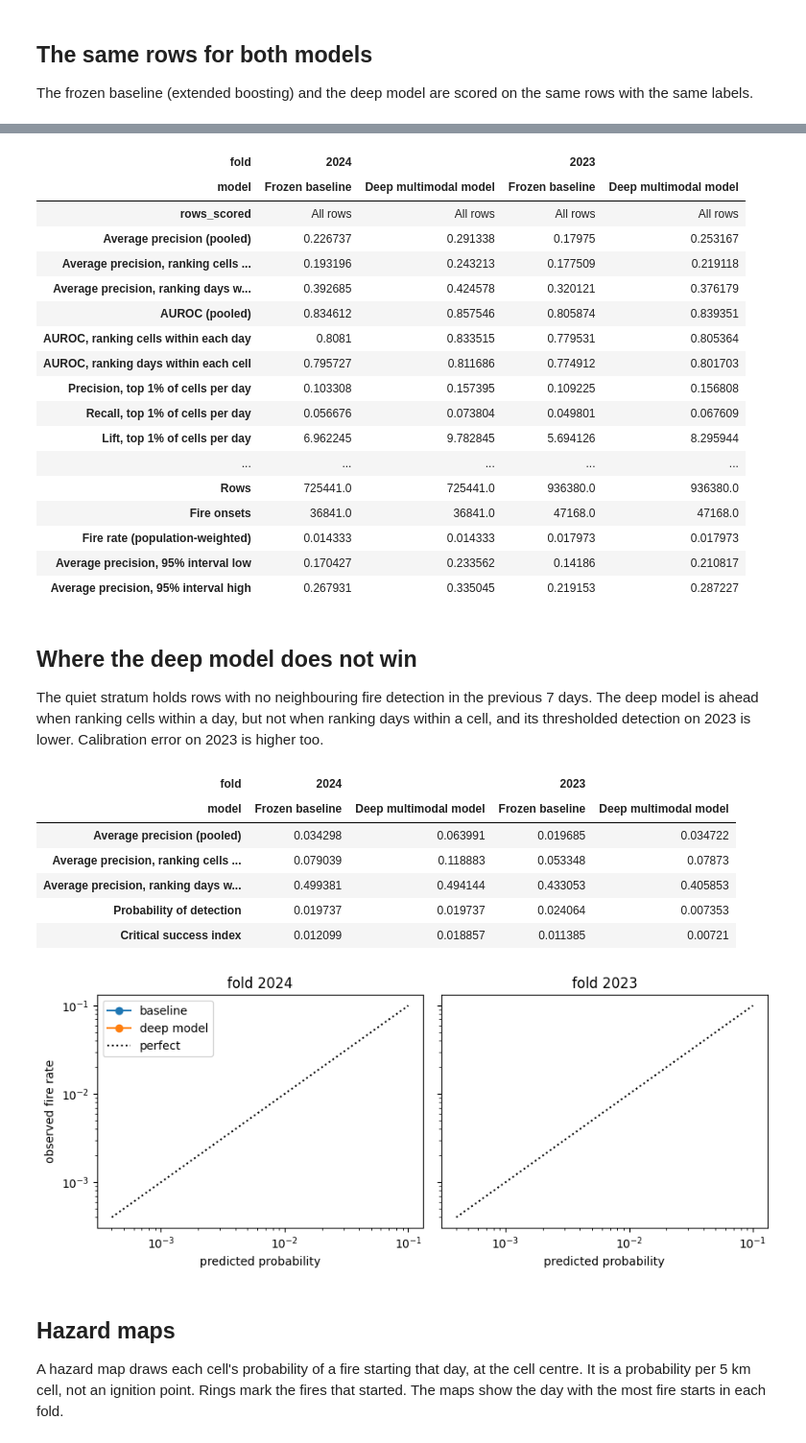
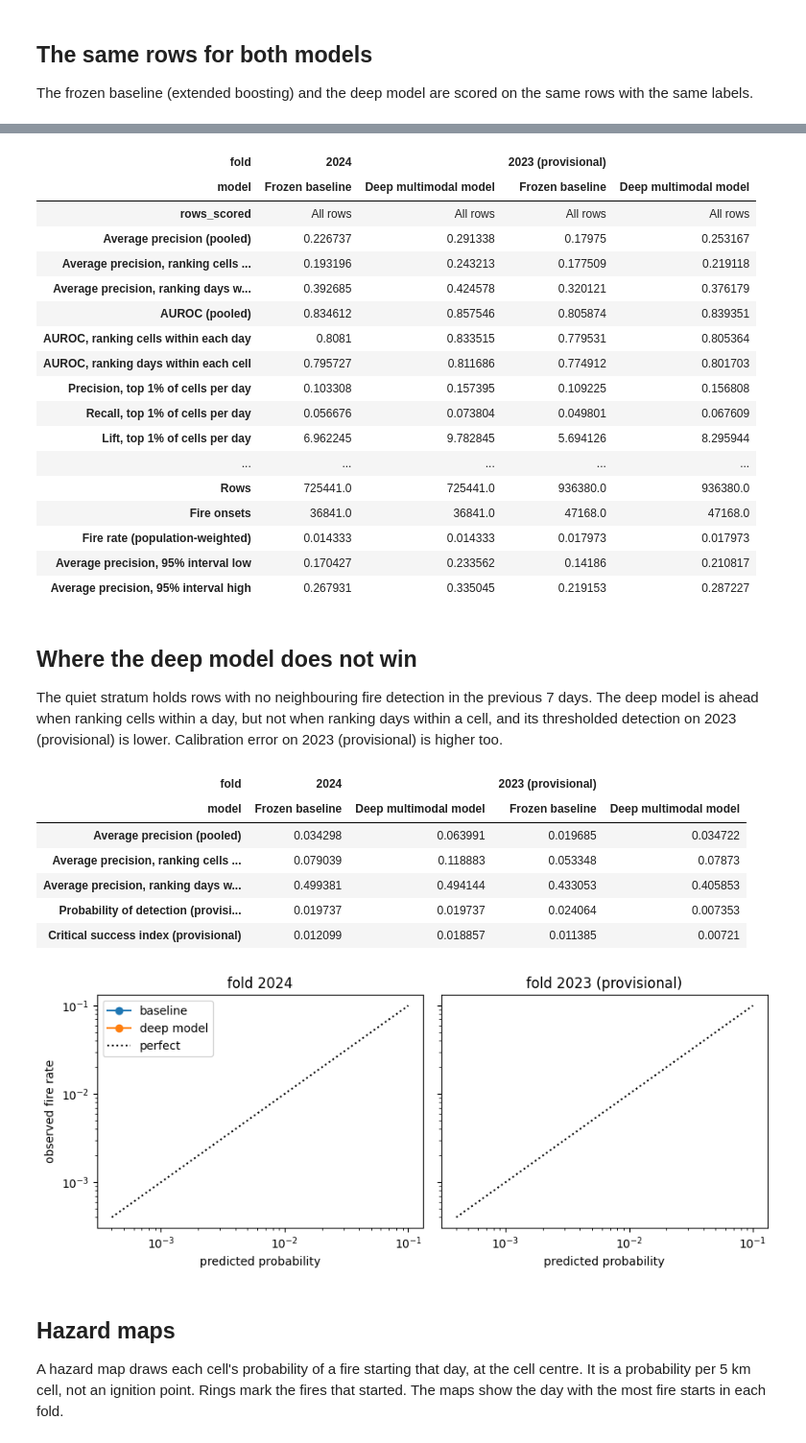
Before and after one commit to Terra-Watch/wildfire-ignition-forecasting, a Jupyter notebook: deep_multimodal/notebooks/03_results_and_hazard_maps.ipynb, the cells around one changed output, grey strips where cells are left out. Shown at 96% size. Cells and saved outputs as stored; diff of their text form; code cells hidden in the pictures.

```diff
--- a/deep_multimodal/notebooks/03_results_and_hazard_maps.ipynb
+++ b/deep_multimodal/notebooks/03_results_and_hazard_maps.ipynb
@@ -36,9 +38,15 @@ The committed table (made by `scripts/regenerate_results.py`). Only average prec
 # %%
 table = pd.read_csv(Path('..') / 'results' / 'results_table.csv')
+THRESHOLDED = ['Probability of detection', 'False alarm ratio (lower is better)', 'Critical success index']
+
+def provisional(t):
+    """Label fold-2023 columns and the thresholded rows provisional (docs/MODEL.md, Limitations); values are unchanged."""
+    return t.rename(columns={2023: '2023 (provisional)'}, level=0).rename(index={k: k + ' (provisional)' for k in THRESHOLDED})
+
 whole = table[table.rows_scored == 'All rows'].set_index(['fold', 'model']).T
-whole.round(4)
+provisional(whole).round(4)
 # %% [output]
-| fold | 2024 |  | 2023 |  |
+| fold | 2024 |  | 2023 (provisional) |  |
 | model | Frozen baseline | Deep multimodal model | Frozen baseline | Deep multimodal model |
 | rows_scored | All rows | All rows | All rows | All rows |
 | Average precision (pooled) | 0.226737 | 0.291338 | 0.17975 | 0.253167 |
@@ -59,31 +67,31 @@ whole.round(4)
 # %% [markdown]
 ## Where the deep model does not win
 
-The quiet stratum holds rows with no neighbouring fire detection in the previous 7 days. The deep model is ahead when ranking cells within a day, but not when ranking days within a cell, and its thresholded detection on 2023 is lower. Calibration error on 2023 is higher too.
+The quiet stratum holds rows with no neighbouring fire detection in the previous 7 days. The deep model is ahead when ranking cells within a day, but not when ranking days within a cell, and its thresholded detection on 2023 (provisional) is lower. Calibration error on 2023 (provisional) is higher too.
 # %%
 quiet = table[table.rows_scored == 'Quiet stratum'].set_index(['fold', 'model']).T
-quiet.loc[['Average precision (pooled)', 'Average precision, ranking cells within each day', 'Average precision, ranking days within each cell', 'Probability of detection', 'Critical success index']].round(4)
+quiet.loc[['Average precision (pooled)', 'Average precision, ranking cells within each day', 'Average precision, ranking days within each cell', 'Probability of detection', 'Critical success index']].pipe(provisional).round(4)
 # %% [output]
-| fold | 2024 |  | 2023 |  |
+| fold | 2024 |  | 2023 (provisional) |  |
 | model | Frozen baseline | Deep multimodal model | Frozen baseline | Deep multimodal model |
 | Average precision (pooled) | 0.034298 | 0.063991 | 0.019685 | 0.034722 |
 | Average precision, ranking cells ... | 0.079039 | 0.118883 | 0.053348 | 0.07873 |
 | Average precision, ranking days w... | 0.499381 | 0.494144 | 0.433053 | 0.405853 |
-| Probability of detection | 0.019737 | 0.019737 | 0.024064 | 0.007353 |
-| Critical success index | 0.012099 | 0.018857 | 0.011385 | 0.00721 |
+| Probability of detection (provisi... | 0.019737 | 0.019737 | 0.024064 | 0.007353 |
+| Critical success index (provisional) | 0.012099 | 0.018857 | 0.011385 | 0.00721 |
 # %%
 calibration = pd.read_csv(Path('..') / 'results' / 'calibration_curve.csv')
 figure, axes = plt.subplots(1, 2, figsize=(9, 3.8), sharey=True)
 for axis, year in zip(axes, [2024, 2023]):
     for model, label in [('baseline', 'baseline'), ('deep', 'deep model')]:
         c = calibration[(calibration.fold == year) & (calibration.rows_scored == 'all rows') & (calibration.model == model)]
         axis.loglog(c.mean_prediction, c.observed_rate, 'o-', label=label)
     axis.plot([4e-4, 0.1], [4e-4, 0.1], 'k:', label='perfect')
-    axis.set_title(f'fold {year}'); axis.set_xlabel('predicted probability')
+    axis.set_title(f'fold {year}' + (' (provisional)' if year == 2023 else '')); axis.set_xlabel('predicted probability')
 axes[0].set_ylabel('observed fire rate'); axes[0].legend()
 plt.tight_layout(); plt.show()
 # %% [output]
-[figure, old version]
+[figure, new version]
 # %% [markdown]
 ## Hazard maps
 
```
Also changed, not shown: parts of 3 cells of this notebook, 17 other files.
